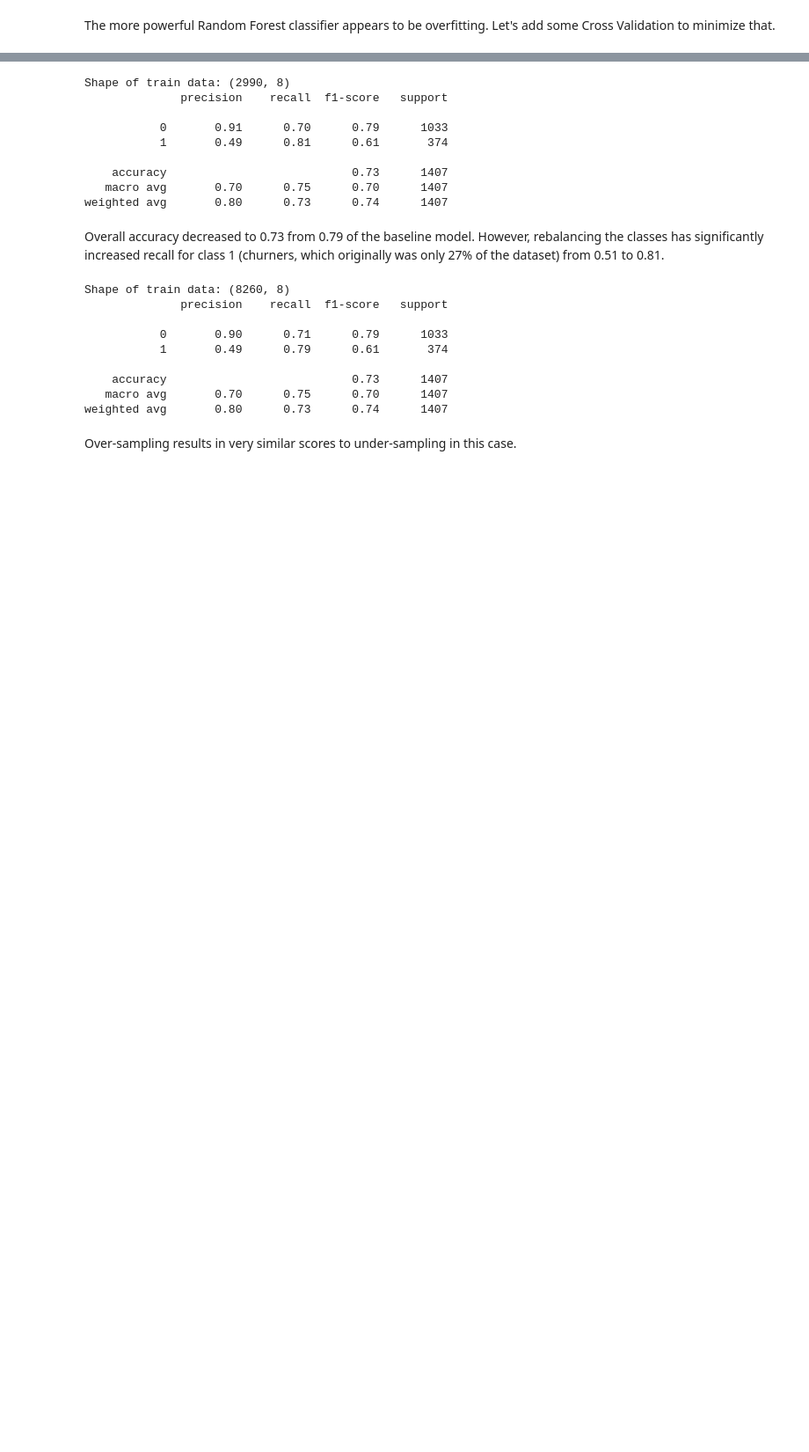
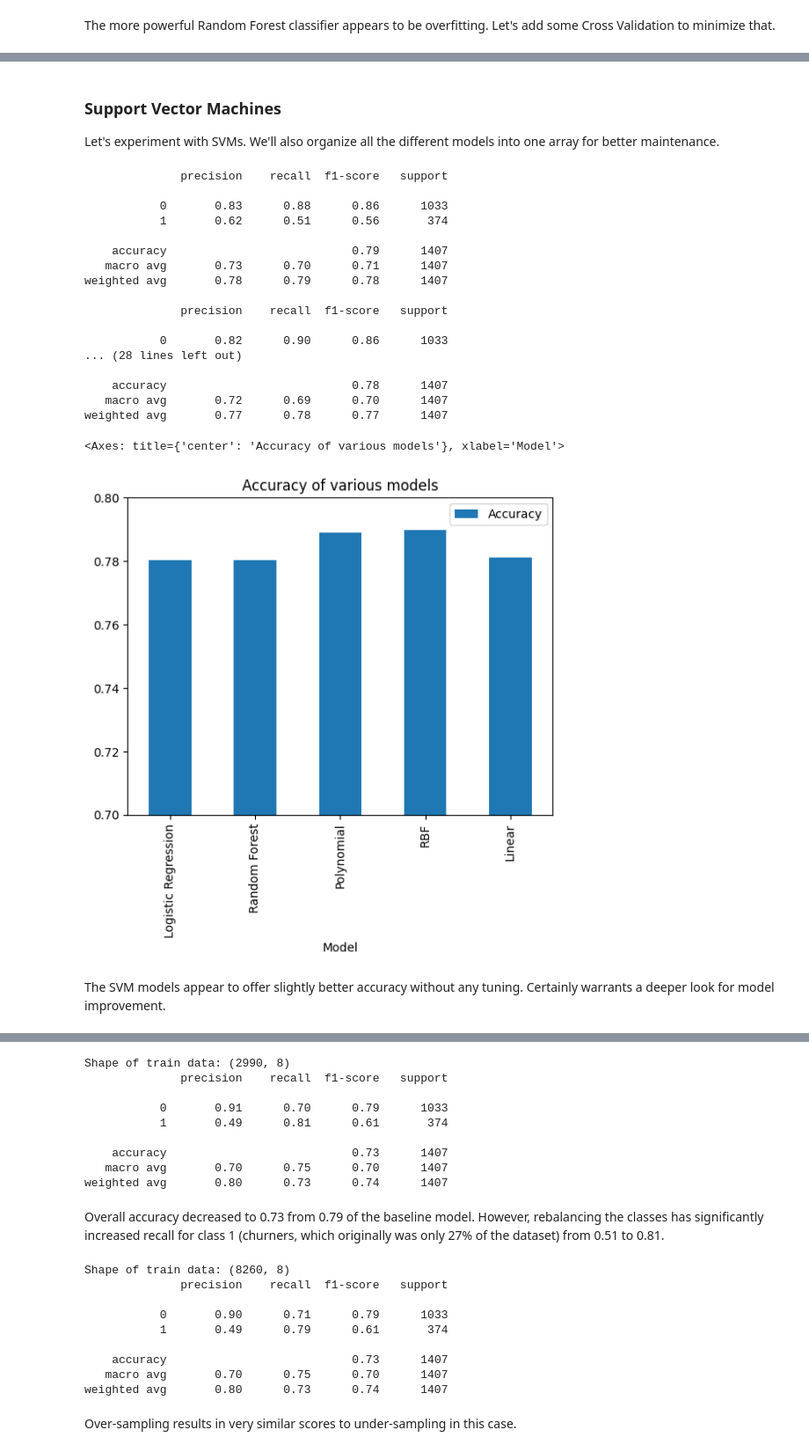
Before and after one commit to data-sandbox/ml-sandbox, a Jupyter notebook: customer_churn/classification.ipynb, the cells around one changed output, grey strips where cells are left out. Shown at 88% size. Saved outputs shown, nothing was run; the diff lists cells and outputs as text; code cells hidden in the pictures; blank space fills up the shorter version.

Commit message:
Add SVM models

```diff
--- a/customer_churn/classification.ipynb
+++ b/customer_churn/classification.ipynb
@@ -236,12 +298,10 @@ path = Path('WA_Fn-UseC_-Telco-Customer-Churn.csv')
 features = ['tenure', 'PhoneService', 'MultipleLines', 'InternetService', 'Contract',
             'PaymentMethod', 'MonthlyCharges', 'TotalCharges']
 
-param_grid = {'est__max_depth': range(4, 10),
-              'est__min_samples_split': [2, 3, 4],
+param_grid = {'est__max_depth': range(4, 9),
+              'est__min_samples_split': [4, 5, 6],
               'est__min_samples_leaf': [1, 2, 3]}
 
 model = common.run_model(path, features,
-    RandomForestClassifier(n_estimators=100, random_state=42), param_grid);
-
-print(f'Best parameters from CV: {model.best_params_}')
+                         RandomForestClassifier(n_estimators=100, random_state=42), param_grid)
 # %% [output]
@@ -277,3 +382,65 @@ Train area under precision-recall curve: 0.6149
+# %% [markdown]
+### Support Vector Machines
+Let's experiment with SVMs. We'll also organize all the different models into one array for better maintenance.
+# %%
+importlib.reload(common)
+path = Path('WA_Fn-UseC_-Telco-Customer-Churn.csv')
+features = ['tenure', 'PhoneService', 'MultipleLines', 'InternetService', 'Contract',
+            'PaymentMethod', 'MonthlyCharges', 'TotalCharges']
+
+# test-train split
+df = common.preprocess(path)
+X = df[features]
+y = LabelEncoder().fit_transform(df['Churn'])
+X_train, X_test, y_train, y_test = train_test_split(
+    X, y, test_size=0.2, random_state=42)
+
+# hyperparameters
+C = 1.0
+
+models = [
+    ("Logistic Regression", common.run_model(
+        path, features, LogisticRegression())),
+    ("Random Forest", common.run_model(path, features,
+                                       RandomForestClassifier(n_estimators=100, max_depth=6, random_state=42))),
+    ("Polynomial", common.run_model(path, features,
+                                    svm.SVC(kernel='poly', degree=2, C=C, gamma='auto'))),
+    ("RBF", common.run_model(path, features,
+                             svm.SVC(kernel='rbf', C=C, gamma='auto'))),
+    ("Linear", common.run_model(path, features,
+                                svm.SVC(kernel='linear', C=1, gamma='auto')))
+]
+
+pd.DataFrame([
+    (name, cross_val_score(clf, X_test, y_test, scoring='accuracy', cv=3)
+     .mean()) for name, clf in models
+], columns=["Model", "Accuracy"]).plot(x="Model",
+                                       y="Accuracy",
+                                       kind="bar",
+                                       title="Accuracy of various models",
+                                       ylim=[0.7, 0.8])
+# %% [output]
+              precision    recall  f1-score   support
+
+           0       0.83      0.88      0.86      1033
+           1       0.62      0.51      0.56       374
+
+    accuracy                           0.79      1407
+   macro avg       0.73      0.70      0.71      1407
+weighted avg       0.78      0.79      0.78      1407
+
+              precision    recall  f1-score   support
+
+           0       0.82      0.90      0.86      1033
+... (28 lines left out)
+
+    accuracy                           0.78      1407
+   macro avg       0.72      0.69      0.70      1407
+weighted avg       0.77      0.78      0.77      1407
+<Axes: title={'center': 'Accuracy of various models'}, xlabel='Model'>
+[figure, added]
+# %% [markdown]
+The SVM models appear to offer slightly better accuracy without any tuning. Certainly warrants a deeper look for model improvement.
 # %% [markdown]
 ### Unbalanced Classes
 
```
Also changed, not shown: parts of 19 cells of this notebook, 1 other file.
